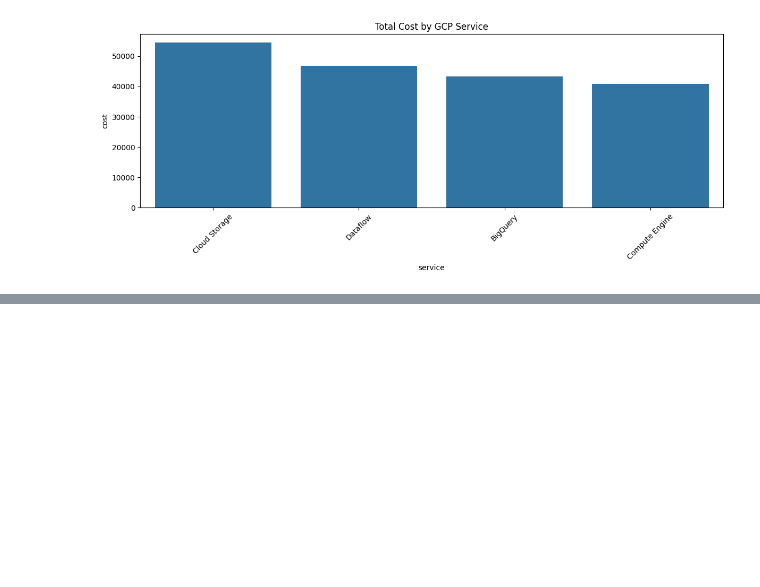
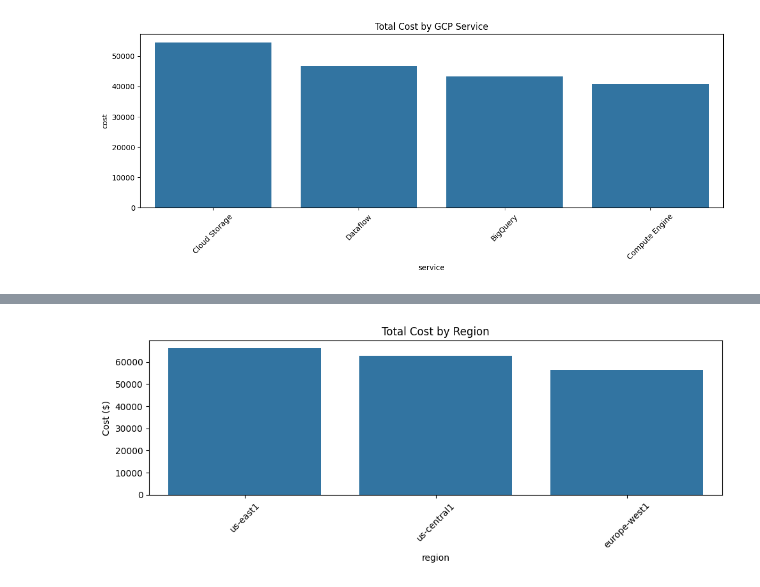
Before and after one commit to btheard3/cloudops-analyzer, a Jupyter notebook: notebooks/cloud_cost_analysis.ipynb, the cells around one changed output, grey strips where cells are left out. Saved outputs shown, nothing was run; the diff lists cells and outputs as text; code cells hidden in the pictures; blank space fills up the shorter version.

```diff
--- a/notebooks/cloud_cost_analysis.ipynb
+++ b/notebooks/cloud_cost_analysis.ipynb
@@ -127,0 +140,13 @@ AttributeError: Can only use .dt accessor with datetimelike values
+# %%
+# High-Spend Regions & Anomalies
+
+region_costs = df.groupby("region")["cost"].sum().sort_values(ascending=False)
+plt.figure(figsize=(10, 4))
+sns.barplot(x=region_costs.index, y=region_costs.values)
+plt.title("Total Cost by Region")
+plt.ylabel("Cost ($)")
+plt.xticks(rotation=45)
+plt.tight_layout()
+plt.show()
+# %% [output]
+[figure, added]
```
Also changed, not shown: parts of 6 cells of this notebook.
